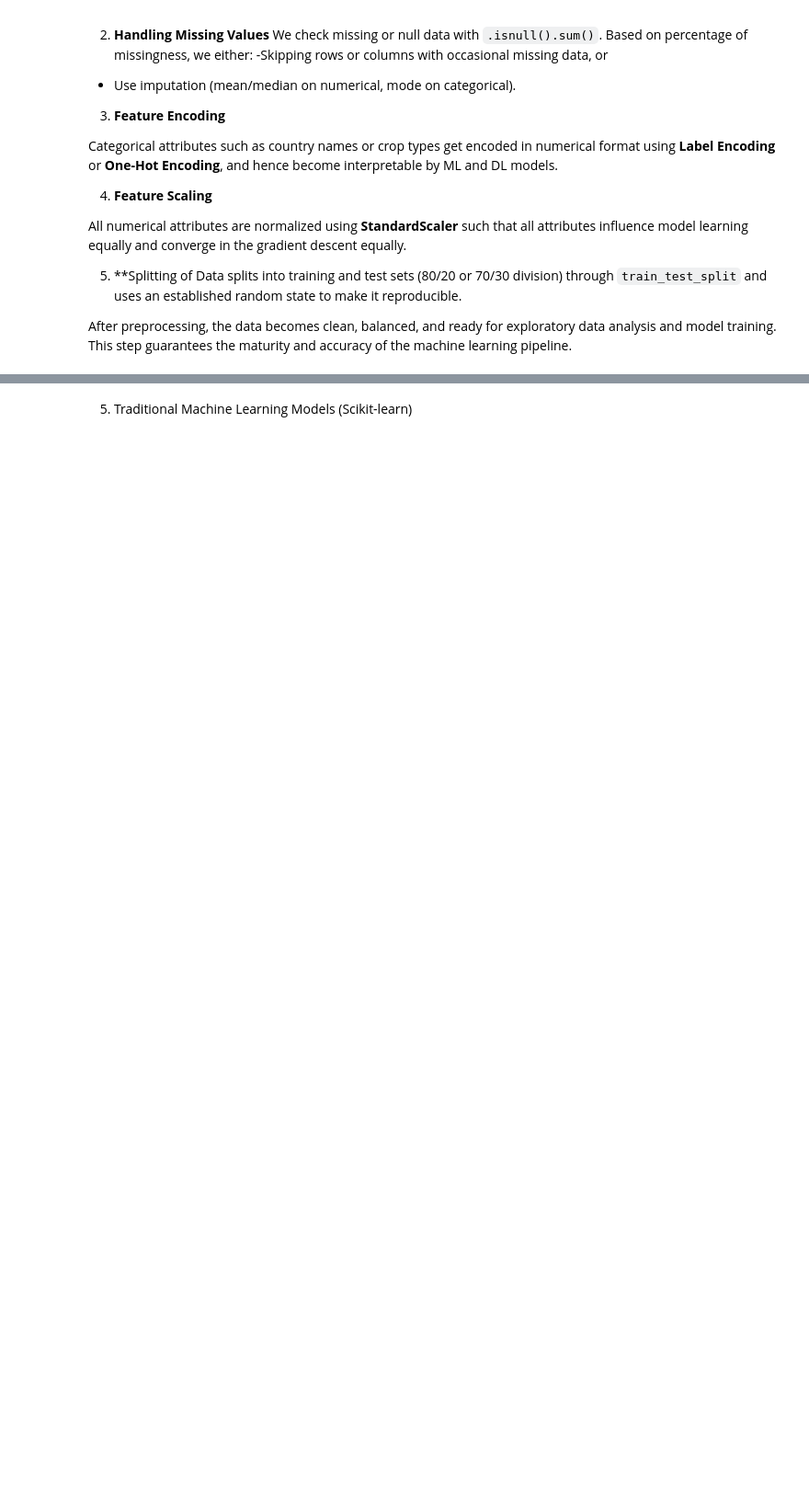
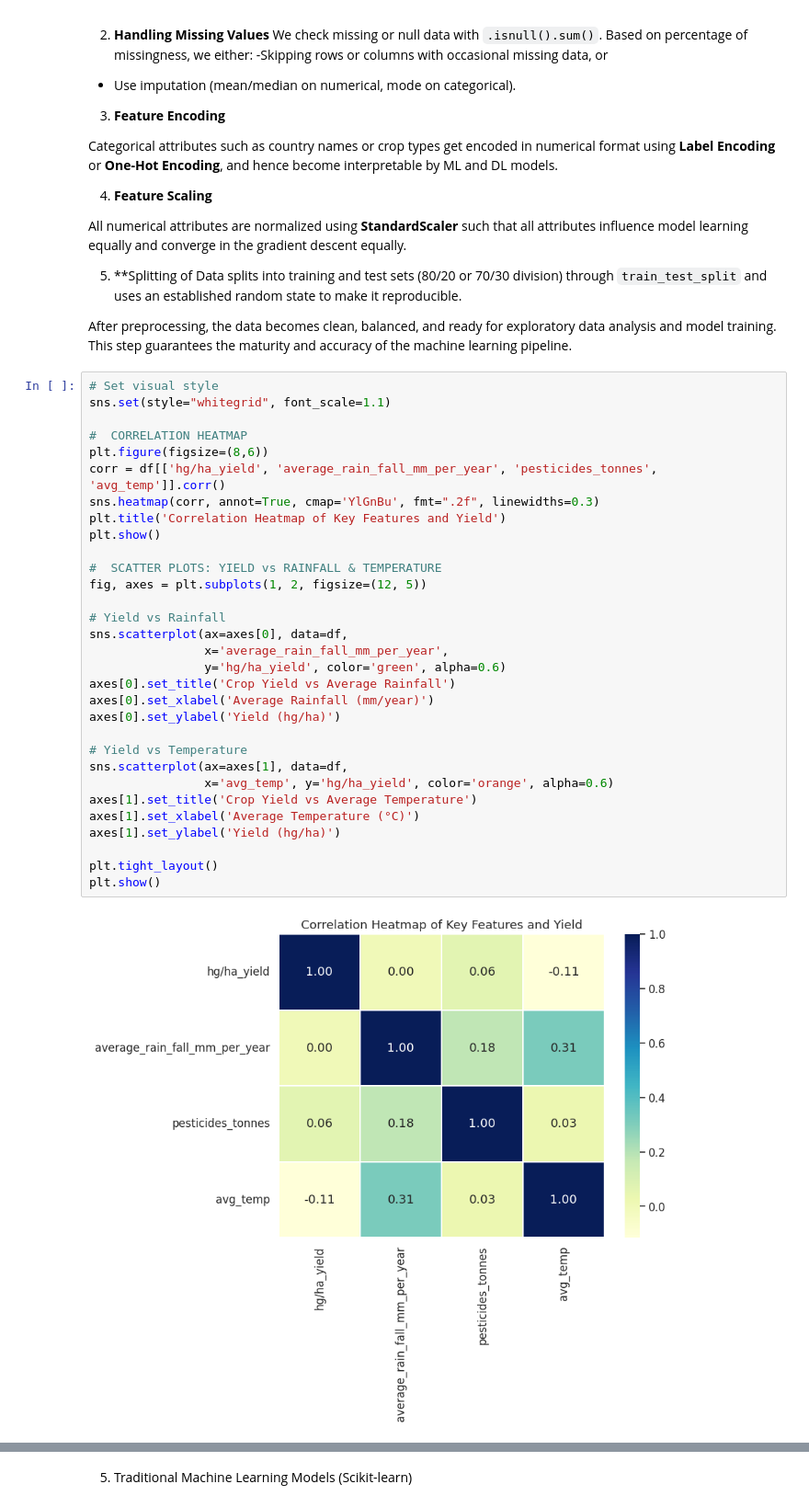
Before and after one commit to elyse003/CropYieldPrediction_Model_Training_And_Evaluation, a Jupyter notebook: summative_Intro_to_ML_Elyse_Uyiringiye.ipynb, the cells around one changed output, grey strips where cells are left out. Shown at 92% size. Saved outputs shown, nothing was run; the diff lists cells and outputs as text; blank space fills up the shorter version.

```diff
--- a/summative_Intro_to_ML_Elyse_Uyiringiye.ipynb
+++ b/summative_Intro_to_ML_Elyse_Uyiringiye.ipynb
@@ -173,3 +173,36 @@ All numerical attributes are normalized using **StandardScaler** such that all a
 5. **Splitting of Data splits into training and test sets (80/20 or 70/30 division) through `train_test_split` and uses an established random state to make it reproducible.
 
 After preprocessing, the data becomes clean, balanced, and ready for exploratory data analysis and model training. This step guarantees the maturity and accuracy of the machine learning pipeline.
+# %%
+# Set visual style
+sns.set(style="whitegrid", font_scale=1.1)
+
+#  CORRELATION HEATMAP
+plt.figure(figsize=(8,6))
+corr = df[['hg/ha_yield', 'average_rain_fall_mm_per_year', 'pesticides_tonnes', 'avg_temp']].corr()
+sns.heatmap(corr, annot=True, cmap='YlGnBu', fmt=".2f", linewidths=0.3)
+plt.title('Correlation Heatmap of Key Features and Yield')
+plt.show()
+
+#  SCATTER PLOTS: YIELD vs RAINFALL & TEMPERATURE
+fig, axes = plt.subplots(1, 2, figsize=(12, 5))
+
+# Yield vs Rainfall
+sns.scatterplot(ax=axes[0], data=df,
+                x='average_rain_fall_mm_per_year',
+                y='hg/ha_yield', color='green', alpha=0.6)
+axes[0].set_title('Crop Yield vs Average Rainfall')
+axes[0].set_xlabel('Average Rainfall (mm/year)')
+axes[0].set_ylabel('Yield (hg/ha)')
+
+# Yield vs Temperature
+sns.scatterplot(ax=axes[1], data=df,
+                x='avg_temp', y='hg/ha_yield', color='orange', alpha=0.6)
+axes[1].set_title('Crop Yield vs Average Temperature')
+axes[1].set_xlabel('Average Temperature (°C)')
+axes[1].set_ylabel('Yield (hg/ha)')
+
+plt.tight_layout()
+plt.show()
+# %% [output]
+[figure, added]
```
Also changed, not shown: parts of 13 cells of this notebook.
